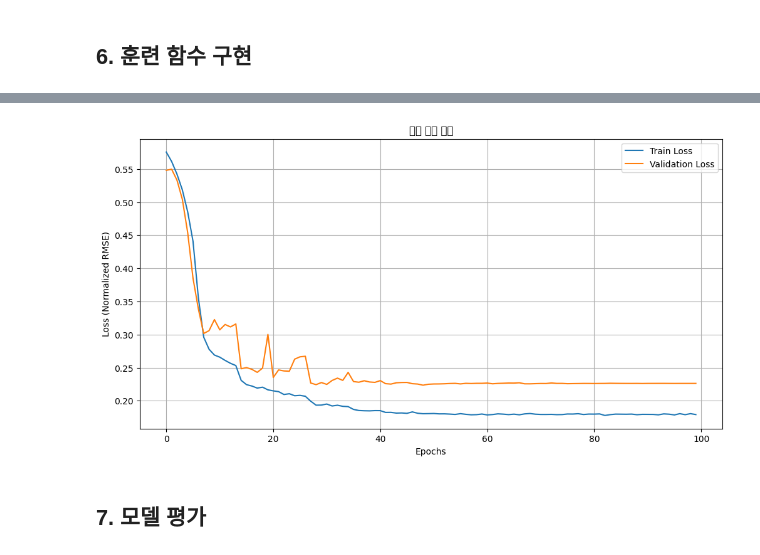
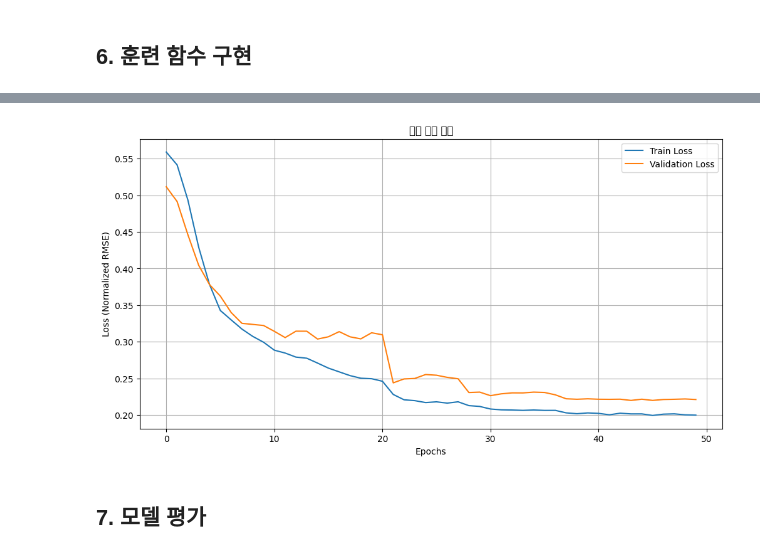
Before and after one commit to Honkong-Global-AI-Challeng-25/AI_code, a Jupyter notebook: src/lstm.ipynb, the cells around one changed output, grey strips where cells are left out. Saved outputs shown, nothing was run; the diff lists cells and outputs as text; code cells hidden in the pictures.

Commit message:
Train and evaluate by 2nd preprocess data

```diff
--- a/src/lstm.ipynb
+++ b/src/lstm.ipynb
@@ -12,7 +12,7 @@ import torch.optim as optim
 from torch.utils.data import Dataset, DataLoader
 
 # 데이터 로드
-df = pd.read_csv('data/first/Building_X_1st.csv')
+df = pd.read_csv('data/second/Building_X_2nd.csv')
 
 # 타임스탬프를 datetime 객체로 변환
 df['record_timestamp'] = pd.to_datetime(df['record_timestamp'], dayfirst=True)
@@ -149,7 +149,7 @@ input_size = len(features)  # 입력 특성 개수
 hidden_size = 64  # LSTM 은닉 차원
 num_layers = 2    # LSTM 층 수
 output_size = 1   # 출력 차원 (전력 소비량)
-dropout_prob = 0.2  # 드롭아웃 확률
+dropout_prob = 0.4  # 드롭아웃 확률
 
 model = LSTMModel(input_size, hidden_size, num_layers, output_size, dropout_prob)
 
@@ -289,7 +289,7 @@ def train_model(model, train_loader, val_loader, optimizer, scheduler, num_epoch
     return model, train_losses, val_losses
 
 # 모델 훈련
-num_epochs = 100
+num_epochs = 50
 model, train_losses, val_losses = train_model(
     model,
     train_loader,
@@ -331,4 +331,4 @@ Epoch 100/100 | Train Loss: 0.1792 | Val Loss: 0.2262
-[figure, old version]
+[figure, new version]
 # %% [markdown]
 ## 7. 모델 평가
 # %%
```
Also changed, not shown: parts of 3 cells of this notebook, 8 other files.
